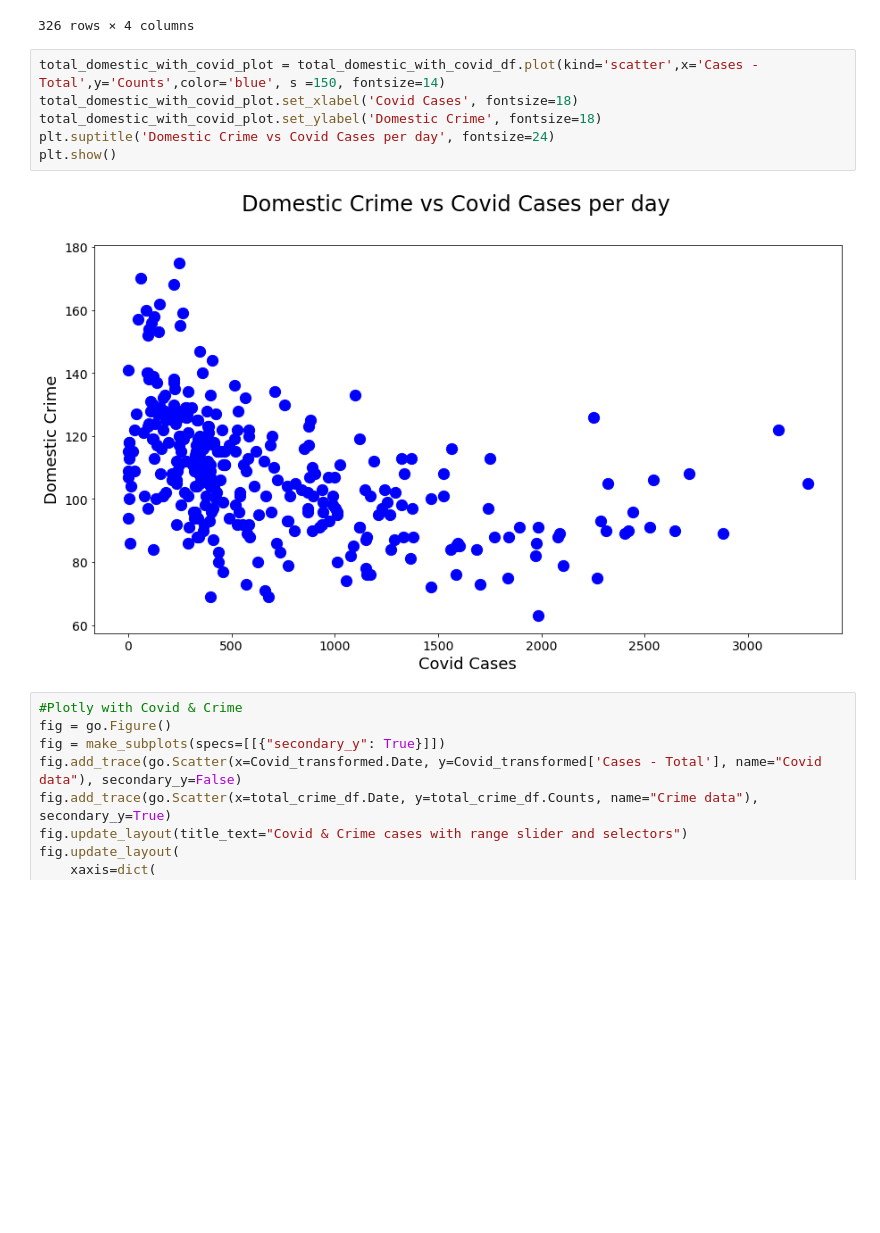
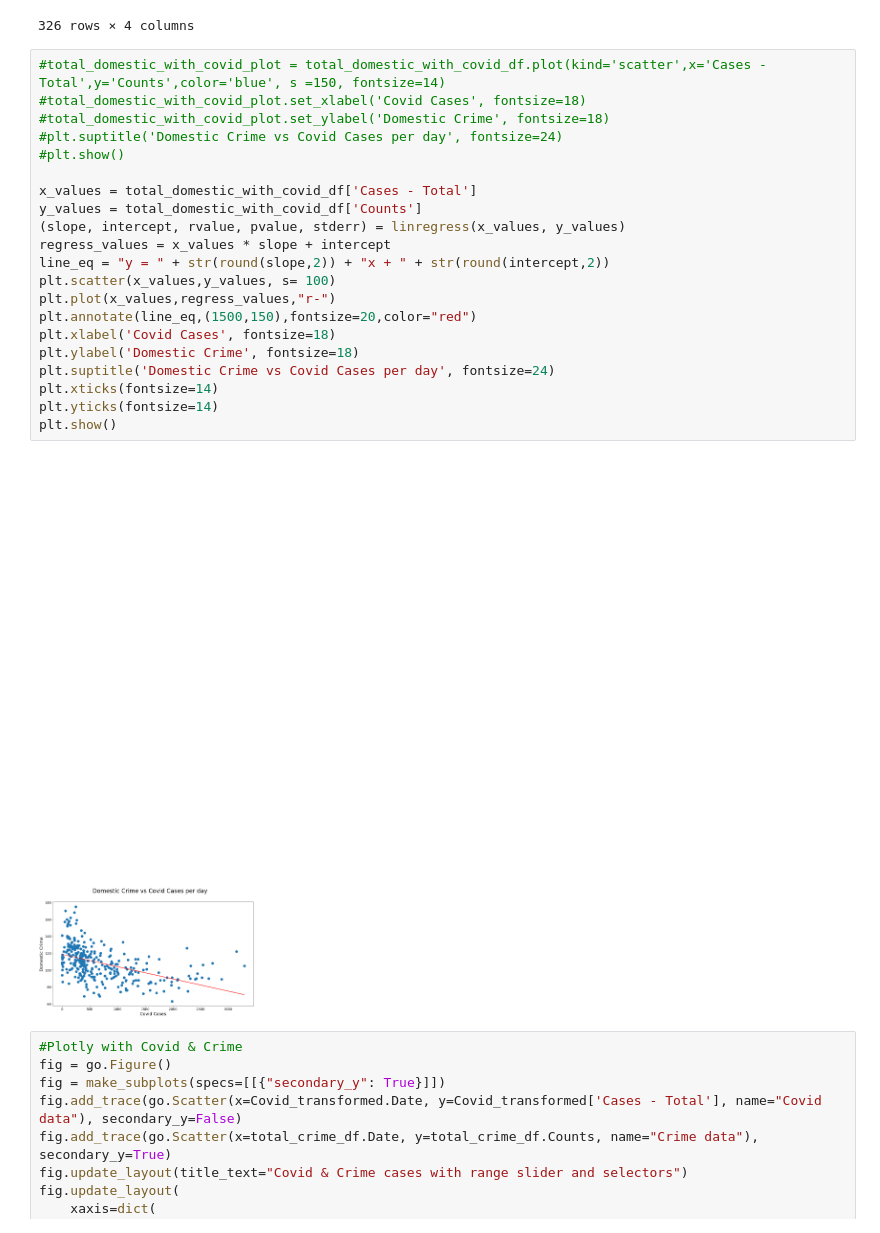
Before and after one commit to rsa153/cc-project1, a Jupyter notebook: DatacleaningAPI/ChicagoCovidAnalysis.ipynb, the cells around one changed output. Cells and saved outputs as stored; diff of their text form; blank space fills up the shorter version.

Commit message:
Linear regression

```diff
--- a/DatacleaningAPI/ChicagoCovidAnalysis.ipynb
+++ b/DatacleaningAPI/ChicagoCovidAnalysis.ipynb
@@ -378,13 +388,28 @@ total_domestic_with_covid_df
 | 325 | Y | 2021-01-20 | 83 | 735 |
 326 rows × 4 columns
 # %%
-total_domestic_with_covid_plot = total_domestic_with_covid_df.plot(kind='scatter',x='Cases - Total',y='Counts',color='blue', s =150, fontsize=14)
-total_domestic_with_covid_plot.set_xlabel('Covid Cases', fontsize=18)
-total_domestic_with_covid_plot.set_ylabel('Domestic Crime', fontsize=18)
+#total_domestic_with_covid_plot = total_domestic_with_covid_df.plot(kind='scatter',x='Cases - Total',y='Counts',color='blue', s =150, fontsize=14)
+#total_domestic_with_covid_plot.set_xlabel('Covid Cases', fontsize=18)
+#total_domestic_with_covid_plot.set_ylabel('Domestic Crime', fontsize=18)
+#plt.suptitle('Domestic Crime vs Covid Cases per day', fontsize=24)
+#plt.show()
+
+x_values = total_domestic_with_covid_df['Cases - Total']
+y_values = total_domestic_with_covid_df['Counts']
+(slope, intercept, rvalue, pvalue, stderr) = linregress(x_values, y_values)
+regress_values = x_values * slope + intercept
+line_eq = "y = " + str(round(slope,2)) + "x + " + str(round(intercept,2))
+plt.scatter(x_values,y_values, s= 100)
+plt.plot(x_values,regress_values,"r-")
+plt.annotate(line_eq,(1500,150),fontsize=20,color="red")
+plt.xlabel('Covid Cases', fontsize=18)
+plt.ylabel('Domestic Crime', fontsize=18)
 plt.suptitle('Domestic Crime vs Covid Cases per day', fontsize=24)
+plt.xticks(fontsize=14)
+plt.yticks(fontsize=14)
 plt.show()
 # %% [output]
-[figure, old version]
+[figure, new version]
 # %%
 #Plotly with Covid & Crime
 fig = go.Figure()
```
Also changed, not shown: parts of 3 cells of this notebook.
